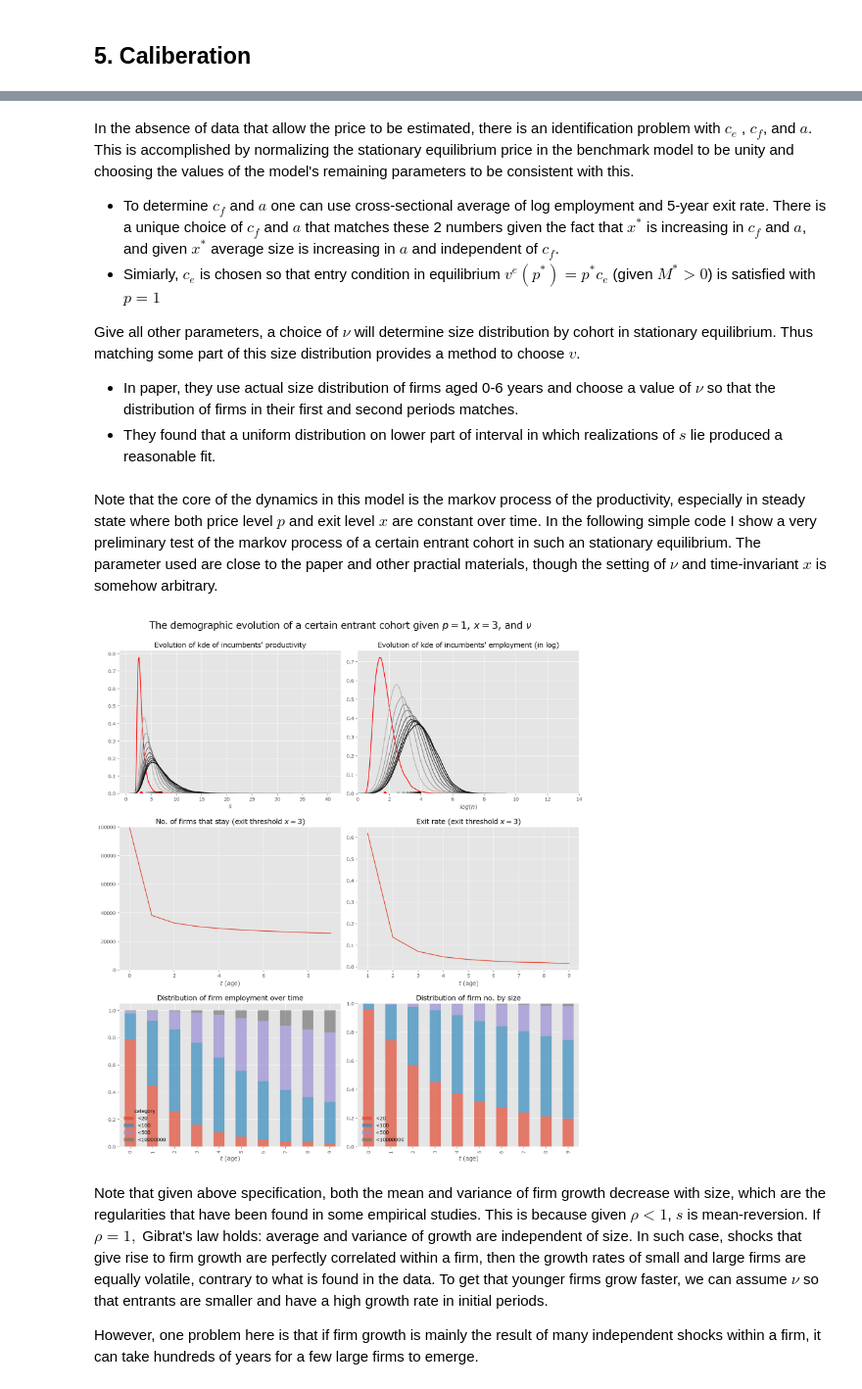
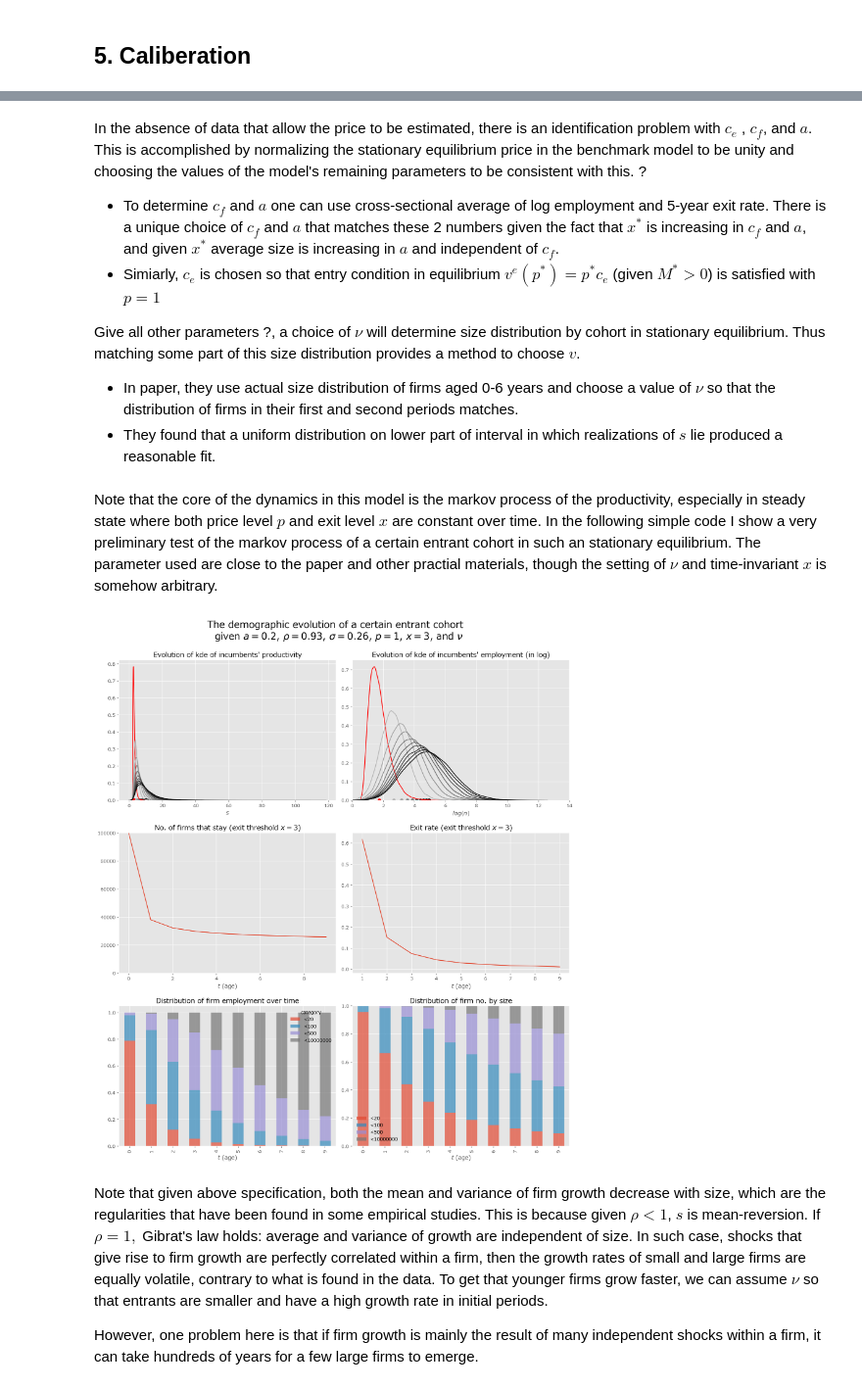
Before and after one commit to Alalalalaki/Econ-Paper-Notes, a Jupyter notebook: Macro/Hopenhayn.ipynb, the cells around one changed output, grey strips where cells are left out. Shown: that part at 98% size. Saved outputs shown, nothing was run; the diff lists cells and outputs as text; code cells hidden in the pictures.

Commit message:
Update hopenhayn model.

```diff
--- a/Macro/Hopenhayn.ipynb
+++ b/Macro/Hopenhayn.ipynb
@@ -258,11 +258,11 @@ Then the parameter in the markov process of shocks, namely $\rho$ and $\sigma_{\
 - Note that firm-level data sets should be used here, which can have particular strengths and weaknesses due to issues like the extent of coverage, information included, frequency of data, and the ability to detect mergers, acquisitions, and transfers.
 - The parameter values used in the paper are based on data from US Longitudinal Research Data 1972-1977 <img src="../../../../../md_pic/image-20191001024738865.png"   width="700px"  style="zoom:100%" >
 # %% [markdown]
-In the absence of data that allow the price to be estimated, there is an identification problem with $c_{e}$ , $c_{f}$, and $a$. This is accomplished by normalizing the stationary equilibrium price in the benchmark model to be unity and choosing the values of the model's remaining parameters to be consistent with this.
+In the absence of data that allow the price to be estimated, there is an identification problem with $c_{e}$ , $c_{f}$, and $a$. This is accomplished by normalizing the stationary equilibrium price in the benchmark model to be unity and choosing the values of the model's remaining parameters to be consistent with this. ?
 - To determine $c_{f}$ and $a$ one can use cross-sectional average of log employment and 5-year exit rate. There is a unique choice of $c_{f}$ and $a$ that matches these 2 numbers given the fact that $x^{*}$ is increasing in $c_{f}$ and $a$, and given $x^{*}$ average size is increasing in $a$ and independent of $c_{f}$.
 - Simiarly, $c_{e}$ is chosen so that entry condition in equilibrium $v^{e}\left(p^{*}\right) = p^{*} c_{e}$ (given $M^{*}>0$) is satisfied with $p=1$
 
-Give all other parameters, a choice of $\nu$ will determine size distribution by cohort in stationary equilibrium. Thus matching some part of this size distribution provides a method to choose $v$.
+Give all other parameters ?, a choice of $\nu$ will determine size distribution by cohort in stationary equilibrium. Thus matching some part of this size distribution provides a method to choose $v$.
 - In paper, they use actual size distribution of firms aged 0-6 years and choose a value of $\nu$ so that the distribution of firms in their first and second periods matches.
 - They found that a uniform distribution on lower part of interval in which realizations of $s$ lie produced a reasonable fit.
 # %% [markdown]
@@ -272,8 +272,8 @@ from scipy.stats import norm, lognorm, uniform, gaussian_kde
 # from quantecon import LAEz
 # %%
 a = 0.2
-ρ = 0.9 # 0.84
-σ = 0.2
+ρ = 0.93 # 0.84
+σ = 0.26
 ν = lognorm(0.6,1.8) # uniform(1,3)
 φ = norm(0,σ)
 x = 3 # exit reservation level
@@ -341,36 +341,36 @@ for t, g in zip(range(T), greys):
     sns.kdeplot(_n, color=g, ax=ax[0,1])
 # sns.kdeplot(np.log(n_[:,1][X[:,2].astype(bool)]), color=greys[1], linestyle="--",
 #             legend='size distribution of incumbents in $t_1$ that survived', ax=ax[0,1])
 ax[0,1].set_title(f'Evolution of kde of incumbents\' employment (in log)')
 ax[0,1].set_xlabel('$log(n)$')
 ax[0,1].set_xlim(0,14)
 
 bins = np.array([0.001, 20, 100, 500, 1e7])
 n_g = np.digitize(n_, bins)
 pd.DataFrame(n_g).apply(lambda x: x.value_counts() / (x>0).sum()).T.loc[:,1:].rename(
     columns=lambda c: '<' + str(int(bins[c]))
 ).plot.bar(stacked=True, alpha=0.7, ax=ax[2,1]);
 ax[2,1].set_title(f'Distribution of firm no. by size')
 ax[2,1].set_xlabel('$t$ (age)')
 
 pd.DataFrame(n_).apply(lambda x:
     pd.DataFrame({x.name: x, 'category': n_g[:, x.name]})
     .query('category>0')
     .groupby('category')
     .sum()[x.name]
     / x.sum()
 ).T.rename(
     columns=lambda c: '<' + str(int(bins[c]))
 ).plot.bar(stacked=True, alpha=0.7, ax=ax[2,0]);
 ax[2,0].set_title(f'Distribution of firm employment over time')
 ax[2,0].set_xlabel('$t$ (age)')
 
 
 plt.tight_layout()
-plt.suptitle(f'The demographic evolution of a certain entrant cohort given $p={p}$, $x={x}$, and $ν$',
-             y=1.03, fontsize=20);
+plt.suptitle(f'The demographic evolution of a certain entrant cohort\n  given $a ={a}$, $ρ={ρ}$, $σ={σ}$, $p={p}$, $x={x}$, and $ν$',
+             y=1.05, fontsize=20);
 # %% [output]
-[figure, old version]
+[figure, new version]
 # %% [markdown]
 Note that given above specification, both the mean and variance of firm growth decrease with size, which are the regularities that have been found in some empirical studies. This is because given $\rho<1$, $s$ is mean-reversion. If $\rho=1,$ Gibrat's law holds: average and variance of growth are independent of size. In such case, shocks that give rise to firm growth are perfectly correlated within a firm, then the growth rates of small and large firms are equally volatile, contrary to what is found in the data. To get that younger firms grow faster, we can assume $\nu$ so that entrants are smaller and have a high growth rate in initial periods.
 
```
Also changed, not shown: parts of 8 cells of this notebook, 1 other file.
